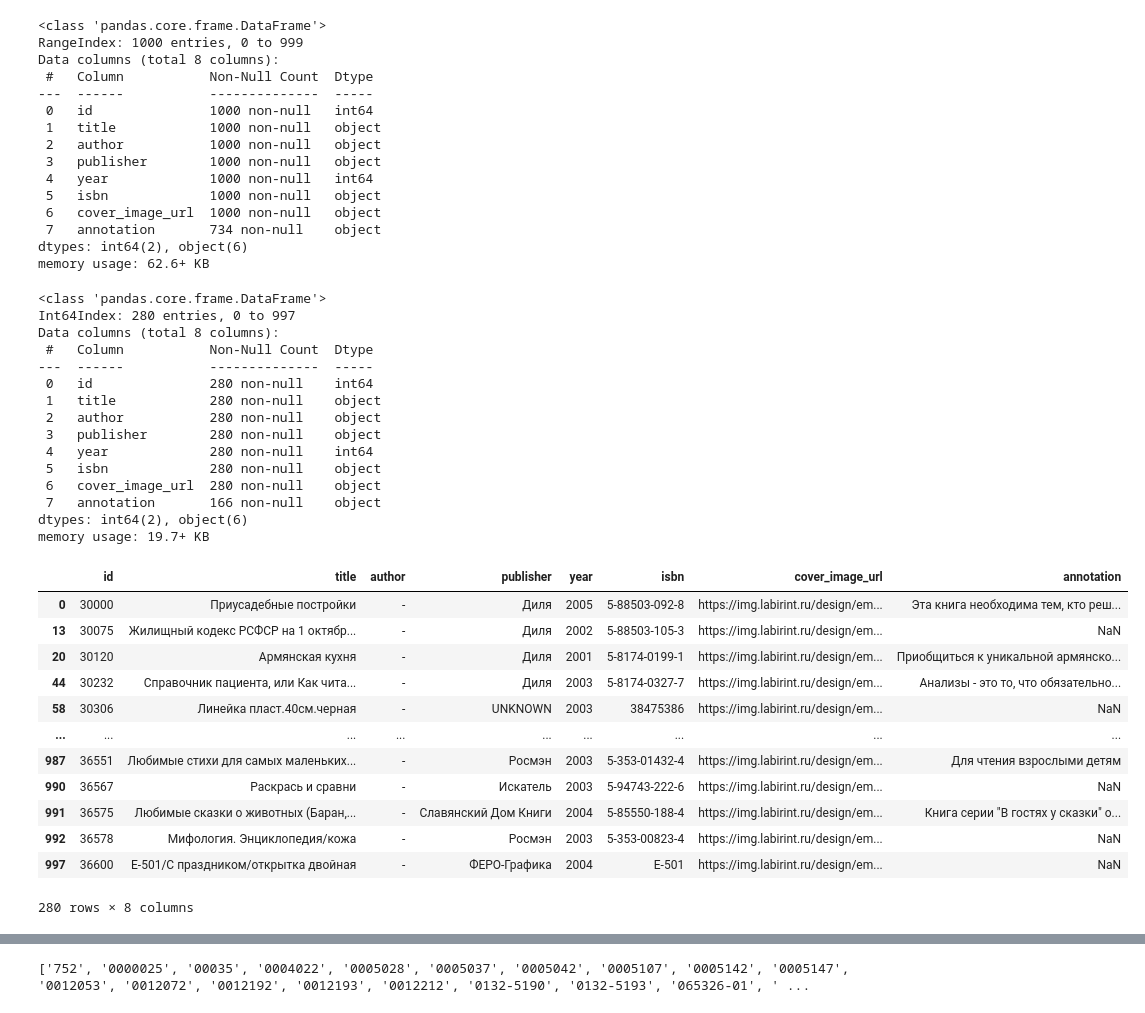
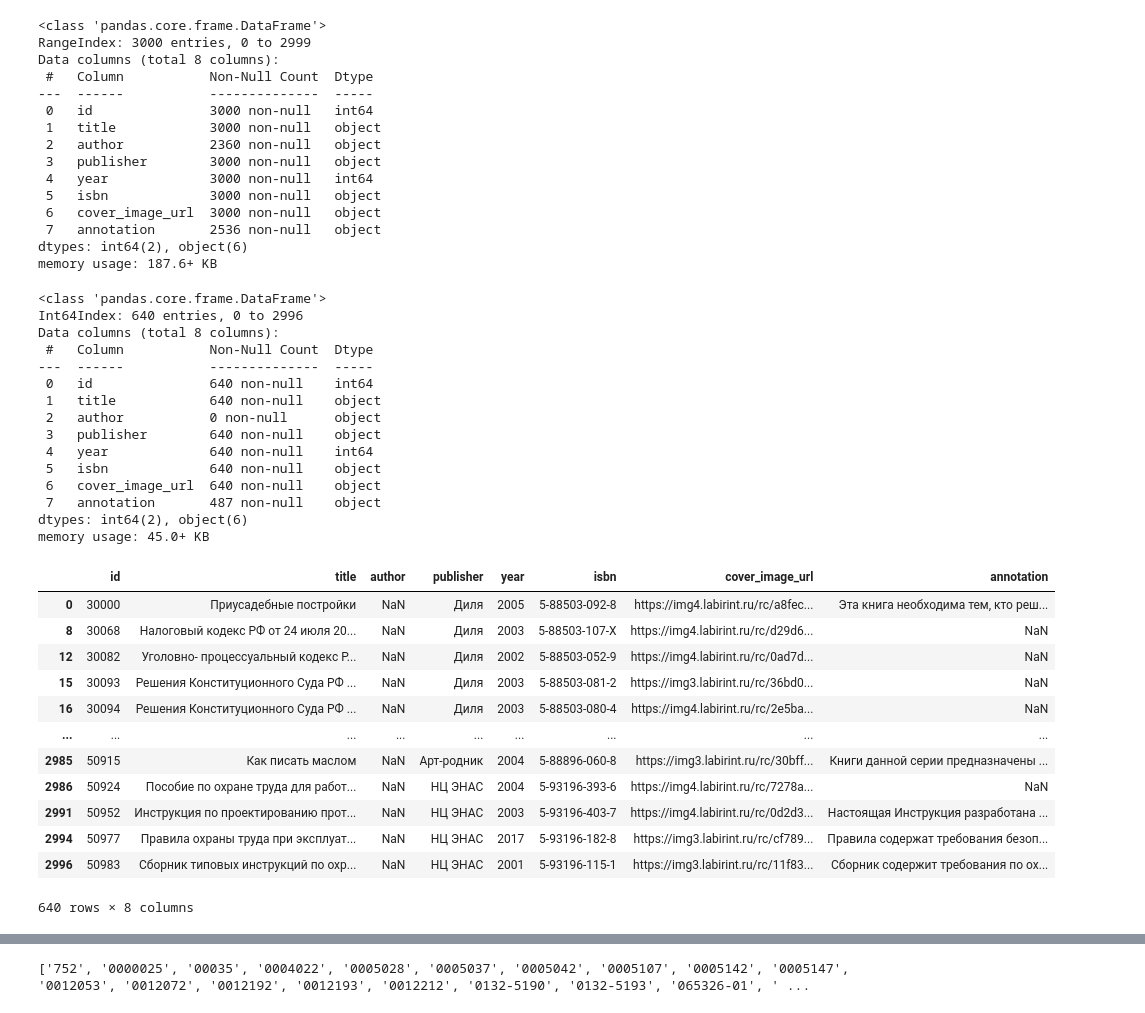
Before and after one commit to Books-space/research, a Jupyter notebook: parse_results_study.ipynb, the cells around one changed output, grey strips where cells are left out. Cells and saved outputs as stored; diff of their text form; code cells hidden in the pictures.

```diff
--- a/parse_results_study.ipynb
+++ b/parse_results_study.ipynb
@@ -1,7 +1,7 @@
 # %%
 import pandas as pd
 # %%
-books_df = pd.read_csv('second_successful_gain.csv')
+books_df = pd.read_csv('third_successful_gain.csv')
 books_df
 # %% [output]
 |  | id | title | author | publisher | year | isbn | cover_image_url | annotation |
@@ -21,53 +21,53 @@ books_df
 books_df.info()
 # %% [output]
 <class 'pandas.core.frame.DataFrame'>
-RangeIndex: 1000 entries, 0 to 999
+RangeIndex: 3000 entries, 0 to 2999
 Data columns (total 8 columns):
  #   Column           Non-Null Count  Dtype
 ---  ------           --------------  -----
- 0   id               1000 non-null   int64
- 1   title            1000 non-null   object
- 2   author           1000 non-null   object
- 3   publisher        1000 non-null   object
- 4   year             1000 non-null   int64
- 5   isbn             1000 non-null   object
- 6   cover_image_url  1000 non-null   object
- 7   annotation       734 non-null    object
+ 0   id               3000 non-null   int64
+ 1   title            3000 non-null   object
+ 2   author           2360 non-null   object
+ 3   publisher        3000 non-null   object
+ 4   year             3000 non-null   int64
+ 5   isbn             3000 non-null   object
+ 6   cover_image_url  3000 non-null   object
+ 7   annotation       2536 non-null   object
 dtypes: int64(2), object(6)
-memory usage: 62.6+ KB
+memory usage: 187.6+ KB
 # %%
-empty_author = books_df[books_df['author'] == '-']
+empty_author = books_df[books_df['author'].isnull()]
 empty_author.info()
 empty_author
 # %% [output]
 <class 'pandas.core.frame.DataFrame'>
-Int64Index: 280 entries, 0 to 997
+Int64Index: 640 entries, 0 to 2996
 Data columns (total 8 columns):
  #   Column           Non-Null Count  Dtype
 ---  ------           --------------  -----
- 0   id               280 non-null    int64
- 1   title            280 non-null    object
- 2   author           280 non-null    object
- 3   publisher        280 non-null    object
- 4   year             280 non-null    int64
- 5   isbn             280 non-null    object
- 6   cover_image_url  280 non-null    object
- 7   annotation       166 non-null    object
+ 0   id               640 non-null    int64
+ 1   title            640 non-null    object
+ 2   author           0 non-null      object
+ 3   publisher        640 non-null    object
+ 4   year             640 non-null    int64
+ 5   isbn             640 non-null    object
+ 6   cover_image_url  640 non-null    object
+ 7   annotation       487 non-null    object
 dtypes: int64(2), object(6)
-memory usage: 19.7+ KB
+memory usage: 45.0+ KB
 |  | id | title | author | publisher | year | isbn | cover_image_url | annotation |
-| 0 | 30000 | Приусадебные постройки | - | Диля | 2005 | 5-88503-092-8 | https://img.labirint.ru/design/em... | Эта книга необходима тем, кто реш... |
-| 13 | 30075 | Жилищный кодекс РСФСР на 1 октябр... | - | Диля | 2002 | 5-88503-105-3 | https://img.labirint.ru/design/em... | NaN |
-| 20 | 30120 | Армянская кухня | - | Диля | 2001 | 5-8174-0199-1 | https://img.labirint.ru/design/em... | Приобщиться к уникальной армянско... |
-| 44 | 30232 | Справочник пациента, или Как чита... | - | Диля | 2003 | 5-8174-0327-7 | https://img.labirint.ru/design/em... | Анализы - это то, что обязательно... |
-| 58 | 30306 | Линейка пласт.40см.черная | - | UNKNOWN | 2003 | 38475386 | https://img.labirint.ru/design/em... | NaN |
+| 0 | 30000 | Приусадебные постройки | NaN | Диля | 2005 | 5-88503-092-8 | https://img4.labirint.ru/rc/a8fec... | Эта книга необходима тем, кто реш... |
+| 8 | 30068 | Налоговый кодекс РФ от 24 июля 20... | NaN | Диля | 2003 | 5-88503-107-X | https://img4.labirint.ru/rc/d29d6... | NaN |
+| 12 | 30082 | Уголовно- процессуальный кодекс Р... | NaN | Диля | 2002 | 5-88503-052-9 | https://img4.labirint.ru/rc/0ad7d... | NaN |
+| 15 | 30093 | Решения Конституционного Суда РФ ... | NaN | Диля | 2003 | 5-88503-081-2 | https://img3.labirint.ru/rc/36bd0... | NaN |
+| 16 | 30094 | Решения Конституционного Суда РФ ... | NaN | Диля | 2003 | 5-88503-080-4 | https://img4.labirint.ru/rc/2e5ba... | NaN |
 | ... | ... | ... | ... | ... | ... | ... | ... | ... |
-| 987 | 36551 | Любимые стихи для самых маленьких... | - | Росмэн | 2003 | 5-353-01432-4 | https://img.labirint.ru/design/em... | Для чтения взрослыми детям |
-| 990 | 36567 | Раскрась и сравни | - | Искатель | 2003 | 5-94743-222-6 | https://img.labirint.ru/design/em... | NaN |
-| 991 | 36575 | Любимые сказки о животных (Баран,... | - | Славянский Дом Книги | 2004 | 5-85550-188-4 | https://img.labirint.ru/design/em... | Книга серии "В гостях у сказки" о... |
-| 992 | 36578 | Мифология. Энциклопедия/кожа | - | Росмэн | 2003 | 5-353-00823-4 | https://img.labirint.ru/design/em... | NaN |
-| 997 | 36600 | Е-501/С праздником/открытка двойная | - | ФЕРО-Графика | 2004 | Е-501 | https://img.labirint.ru/design/em... | NaN |
+| 2985 | 50915 | Как писать маслом | NaN | Арт-родник | 2004 | 5-88896-060-8 | https://img3.labirint.ru/rc/30bff... | Книги данной серии предназначены ... |
+| 2986 | 50924 | Пособие по охране труда для работ... | NaN | НЦ ЭНАС | 2004 | 5-93196-393-6 | https://img4.labirint.ru/rc/7278a... | NaN |
+| 2991 | 50952 | Инструкция по проектированию прот... | NaN | НЦ ЭНАС | 2003 | 5-93196-403-7 | https://img4.labirint.ru/rc/0d2d3... | Настоящая Инструкция разработана ... |
+| 2994 | 50977 | Правила охраны труда при эксплуат... | NaN | НЦ ЭНАС | 2017 | 5-93196-182-8 | https://img3.labirint.ru/rc/cf789... | Правила содержат требования безоп... |
+| 2996 | 50983 | Сборник типовых инструкций по охр... | NaN | НЦ ЭНАС | 2001 | 5-93196-115-1 | https://img3.labirint.ru/rc/11f83... | Сборник содержит требования по ох... |
-280 rows × 8 columns
+640 rows × 8 columns
 # %%
 l = len('5-88503-106-1')
 ok_isbn_df = books_df[books_df['isbn'].str.len() > 9].sort_values('author')
```
Also changed, not shown: parts of 7 cells of this notebook.
